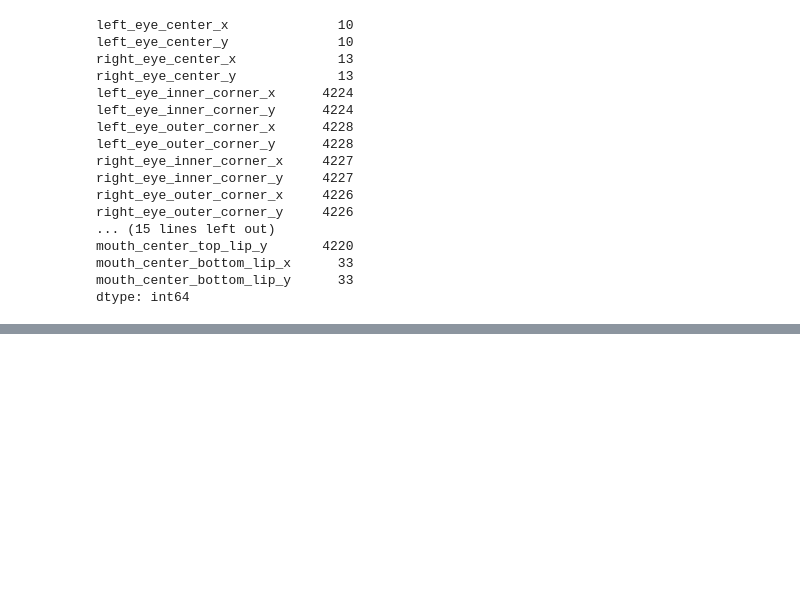
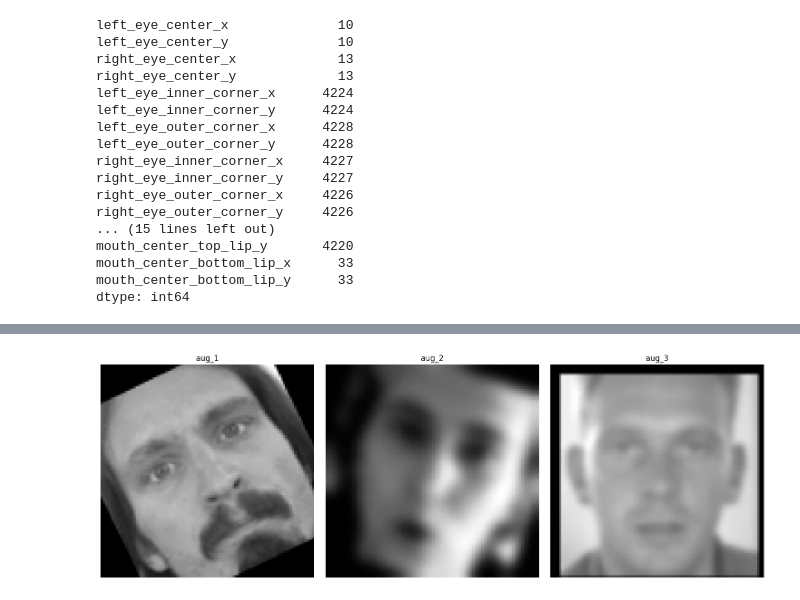
Before and after one commit to Yessirskiy/ZNEUS-25-FacialKeypoints, a Jupyter notebook: EDA.ipynb, the cells around one changed output, grey strips where cells are left out. Cells and saved outputs as stored; diff of their text form; code cells hidden in the pictures; blank space fills up the shorter version.

```diff
--- a/EDA.ipynb
+++ b/EDA.ipynb
@@ -283,0 +294,3 @@ dtype: int64
+# %%
+df_full = train_nodup_df.dropna()
+df_full
@@ -283,0 +513,14 @@ dtype: int64
+# %%
+image_ids = df_aug.index[:3]
+fig, axes = plt.subplots(1, 3, figsize=(15, 5))
+for ax, img_id in zip(axes, image_ids):
+    img_path = f"augmented/{img_id}.png"
+    img = Image.open(img_path).convert('L')
+    ax.imshow(img, cmap='gray')
+    ax.axis('off')
+    ax.set_title(img_id)
+
+plt.tight_layout()
+plt.show()
+# %% [output]
+[figure, added]
```
Also changed, not shown: parts of 20 cells of this notebook, 1 other file.
